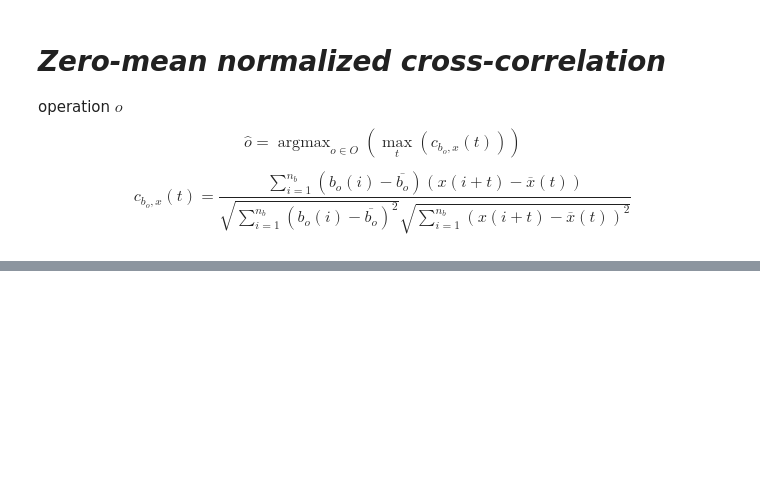
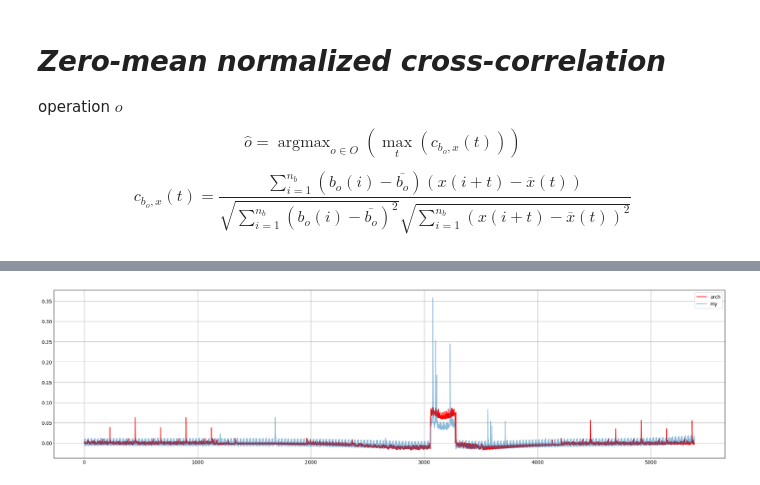
Before and after one commit to KickaStone/em-op-extract, a Jupyter notebook: template_matching.ipynb, the cells around one changed output, grey strips where cells are left out. Drawn from its saved outputs; the diff is of its cells as text; code cells hidden in the pictures; blank space fills up the shorter version.

```diff
--- a/template_matching.ipynb
+++ b/template_matching.ipynb
@@ -152,0 +223,13 @@ for i, file in enumerate(dataset_files):
+# %%
+# compare templates
+
+aes_arch_template = np.load('arch/nodemcu-aes-56000000.npy', allow_pickle=True)
+aes_my_template = np.load('templates/aes.npy', allow_pickle=True)
+
+plt.figure(figsize=(20, 5))
+plt.plot(aes_arch_template, label='arch', color='red')
+plt.plot(aes_my_template, label='my', alpha=0.5)
+plt.legend()
+plt.show()
+# %% [output]
+[figure, added]
```
Also changed, not shown: parts of 13 cells of this notebook.
